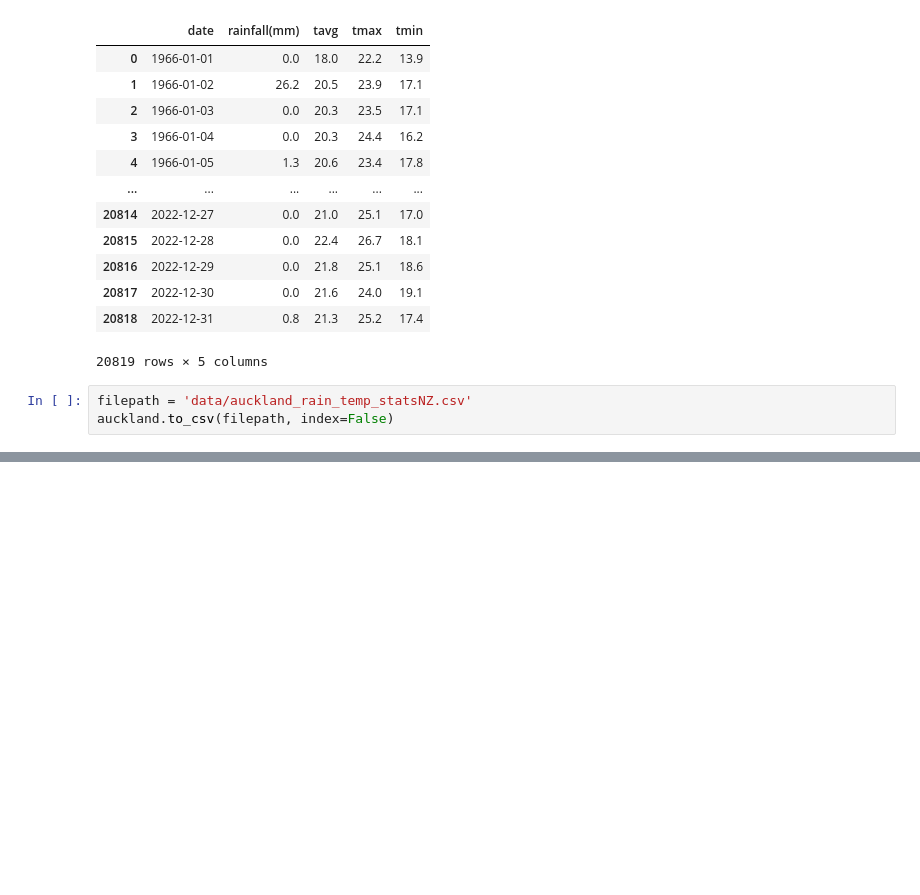
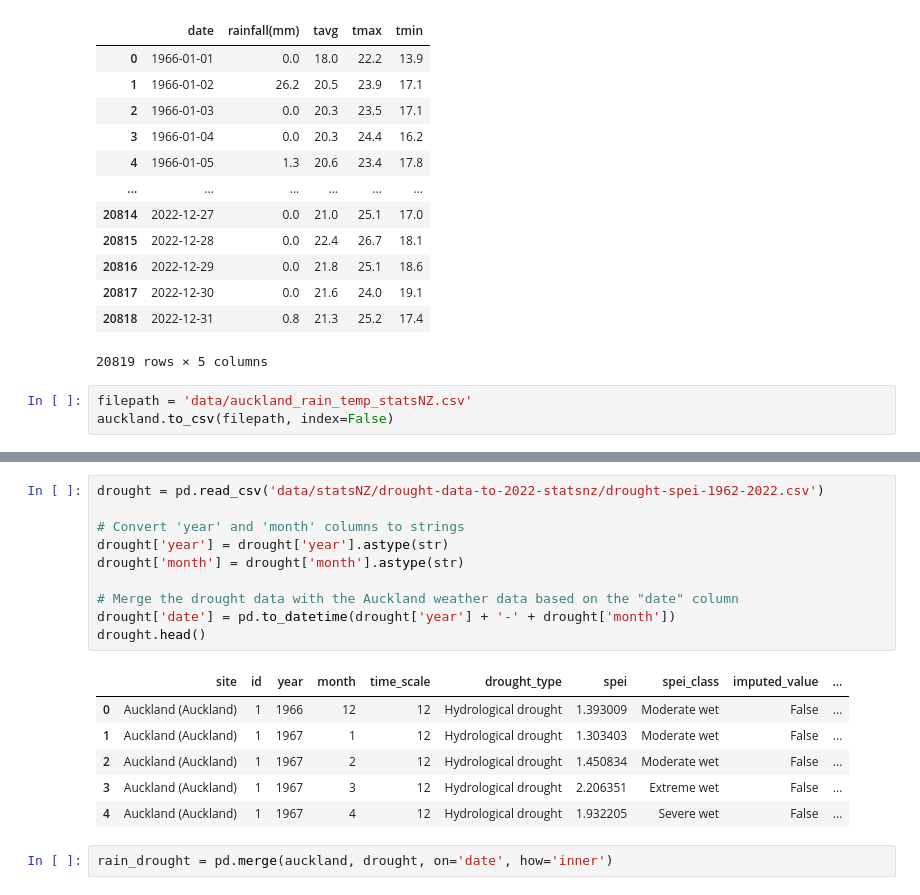
Before and after one commit to YingCG/research-weather-forecast, a Jupyter notebook: Auckland_Rain_Temperature.ipynb, the cells around one changed output, grey strips where cells are left out. Cells and saved outputs as stored; diff of their text form; blank space fills up the shorter version.

```diff
--- a/Auckland_Rain_Temperature.ipynb
+++ b/Auckland_Rain_Temperature.ipynb
@@ -204,0 +215,19 @@ dtype: int64
+# %%
+drought = pd.read_csv('data/statsNZ/drought-data-to-2022-statsnz/drought-spei-1962-2022.csv')
+
+# Convert 'year' and 'month' columns to strings
+drought['year'] = drought['year'].astype(str)
+drought['month'] = drought['month'].astype(str)
+
+# Merge the drought data with the Auckland weather data based on the "date" column
+drought['date'] = pd.to_datetime(drought['year'] + '-' + drought['month'])
+drought.head()
+# %% [output]
+|  | site | id | year | month | time_scale | drought_type | spei | spei_class | imputed_value | ... |
+| 0 | Auckland (Auckland) | 1 | 1966 | 12 | 12 | Hydrological drought | 1.393009 | Moderate wet | False | ... |
+| 1 | Auckland (Auckland) | 1 | 1967 | 1 | 12 | Hydrological drought | 1.303403 | Moderate wet | False | ... |
+| 2 | Auckland (Auckland) | 1 | 1967 | 2 | 12 | Hydrological drought | 1.450834 | Moderate wet | False | ... |
+| 3 | Auckland (Auckland) | 1 | 1967 | 3 | 12 | Hydrological drought | 2.206351 | Extreme wet | False | ... |
+| 4 | Auckland (Auckland) | 1 | 1967 | 4 | 12 | Hydrological drought | 1.932205 | Severe wet | False | ... |
+# %%
+rain_drought = pd.merge(auckland, drought, on='date', how='inner')
```
Also changed, not shown: parts of 6 cells of this notebook, 29 other files.
